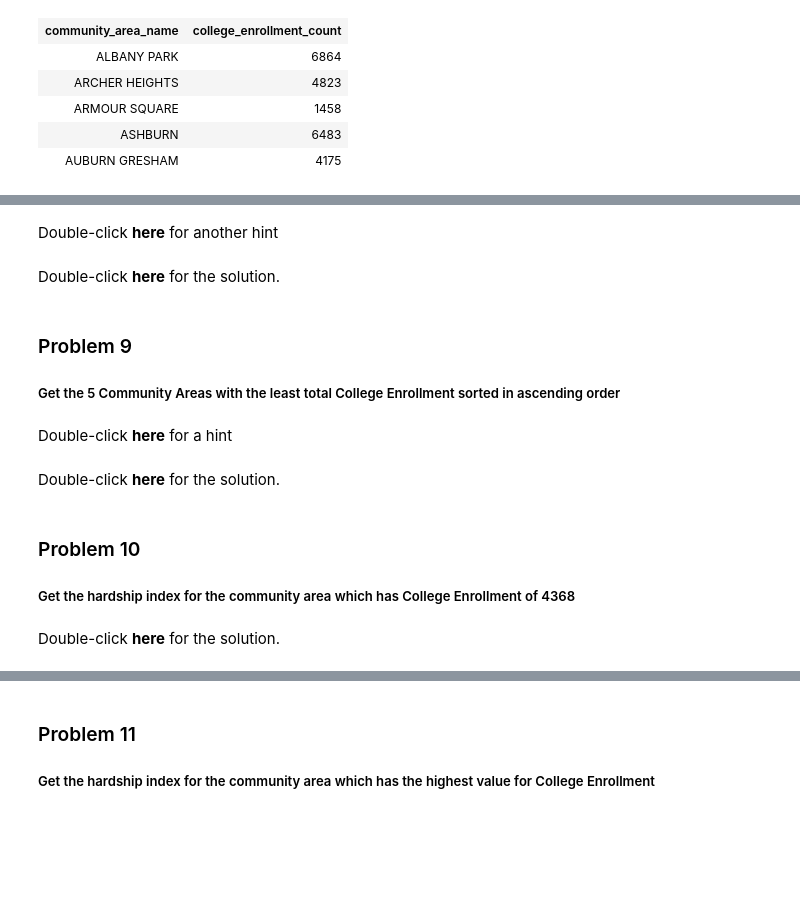
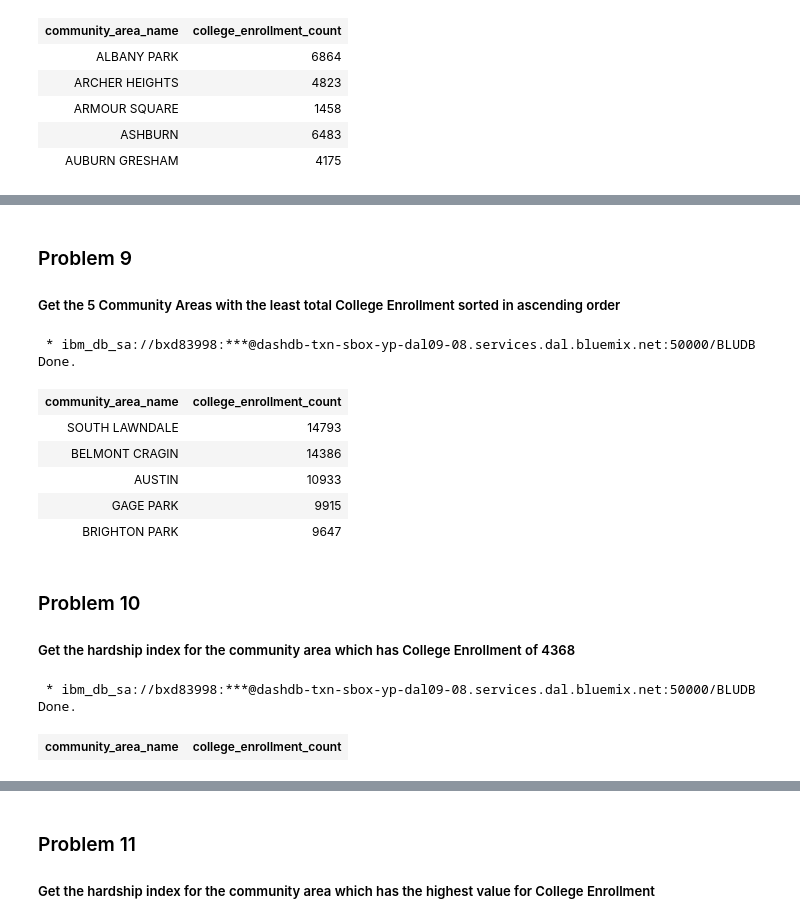
Before and after one commit to mjalalimanesh/IBM-SQL-DB2-Course, a Jupyter notebook: DB0201EN-Week4-1-1-RealDataPractice.ipynb, the cells around one changed output, grey strips where cells are left out. Drawn from its saved outputs; the diff is of its cells as text; code cells hidden in the pictures; blank space fills up the shorter version.

```diff
--- a/DB0201EN-Week4-1-1-RealDataPractice.ipynb
+++ b/DB0201EN-Week4-1-1-RealDataPractice.ipynb
@@ -385,56 +378,33 @@ Use the SUM() function to add up the Enrollments for each Community Area
-# %% [markdown]
-Double-click **here** for another hint
-
-<!--
-Don't forget to group by the Community Area
--->
-# %% [markdown]
-Double-click **here** for the solution.
-
-<!-- Solution:
-
-%sql select Community_Area_Name, sum(College_Enrollment) AS TOTAL_ENROLLMENT \
-   from SCHOOLS \
-   group by Community_Area_Name
-
--->
 # %% [markdown]
 ### Problem 9
 
 ##### Get the 5 Community Areas with the least total College Enrollment  sorted in ascending order
-# %% [markdown]
-Double-click **here** for a hint
-
-<!--
-Order the previous query and limit the number of rows you fetch
--->
-# %% [markdown]
-Double-click **here** for the solution.
-
-<!-- Solution:
-
-%sql select Community_Area_Name, sum(College_Enrollment) AS TOTAL_ENROLLMENT \
-   from SCHOOLS \
-   group by Community_Area_Name \
-   order by TOTAL_ENROLLMENT asc \
-   fetch first 5 rows only
-
--->
+# %%
+%sql SELECT COMMUNITY_AREA_NAME, SUM(COLLEGE_ENROLLMENT) AS COLLEGE_ENROLLMENT_COUNT \
+  FROM CHICAGO_PUBLIC_SCHOOLS \
+  GROUP BY COMMUNITY_AREA_NAME \
+  ORDER BY college_enrollment_count DESC \
+  FETCH FIRST 5 ROWS ONLY;
+# %% [output]
+ * ibm_db_sa://bxd83998:***@dashdb-txn-sbox-yp-dal09-08.services.dal.bluemix.net:50000/BLUDB
+Done.
+| community_area_name | college_enrollment_count |
+| SOUTH LAWNDALE | 14793 |
+| BELMONT CRAGIN | 14386 |
+| AUSTIN | 10933 |
+| GAGE PARK | 9915 |
+| BRIGHTON PARK | 9647 |
 # %% [markdown]
 ### Problem 10
 
 ##### Get the hardship index for the community area which has College Enrollment of 4368
-# %% [markdown]
-Double-click **here** for the solution.
-
-<!-- Solution:
-NOTE: For this solution to work the CHICAGO_SOCIOECONOMIC_DATA table
-      as created in the last lab of Week 3 should already exist
-
-%%sql
-select hardship_index
-   from chicago_socioeconomic_data CD, schools CPS
-   where CD.ca = CPS.community_area_number
-      and college_enrollment = 4368
-
--->
+# %%
+%%sql
+SELECT COMMUNITY_AREA_NAME, SUM(COLLEGE_ENROLLMENT) AS COLLEGE_ENROLLMENT_COUNT
+  FROM CHICAGO_PUBLIC_SCHOOLS
+  GROUP BY COMMUNITY_AREA_NAME
+  HAVING SUM(COLLEGE_ENROLLMENT) = 4360
+# %% [output]
+ * ibm_db_sa://bxd83998:***@dashdb-txn-sbox-yp-dal09-08.services.dal.bluemix.net:50000/BLUDB
+Done.
+| community_area_name | college_enrollment_count |
```
Also changed, not shown: parts of 4 cells of this notebook.
